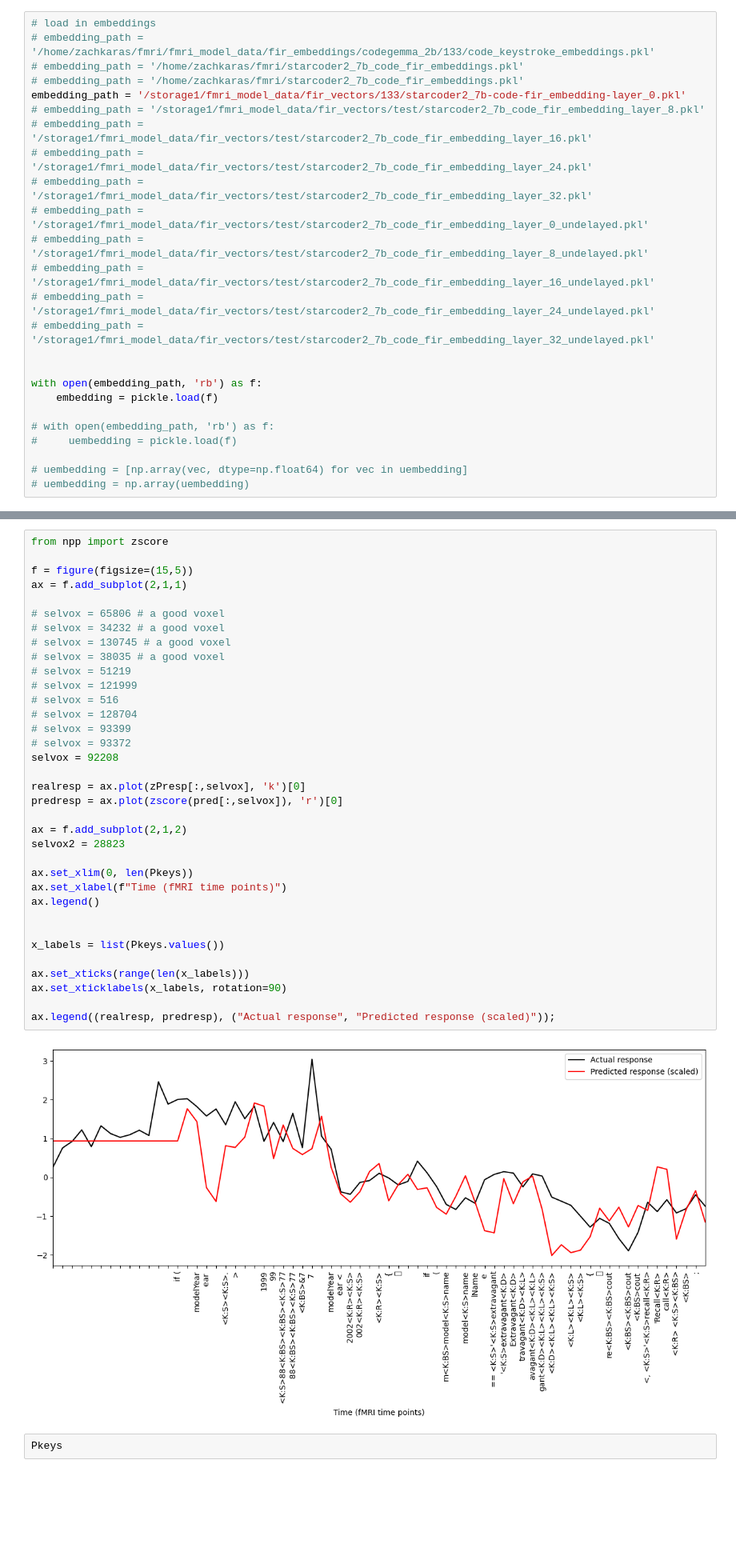
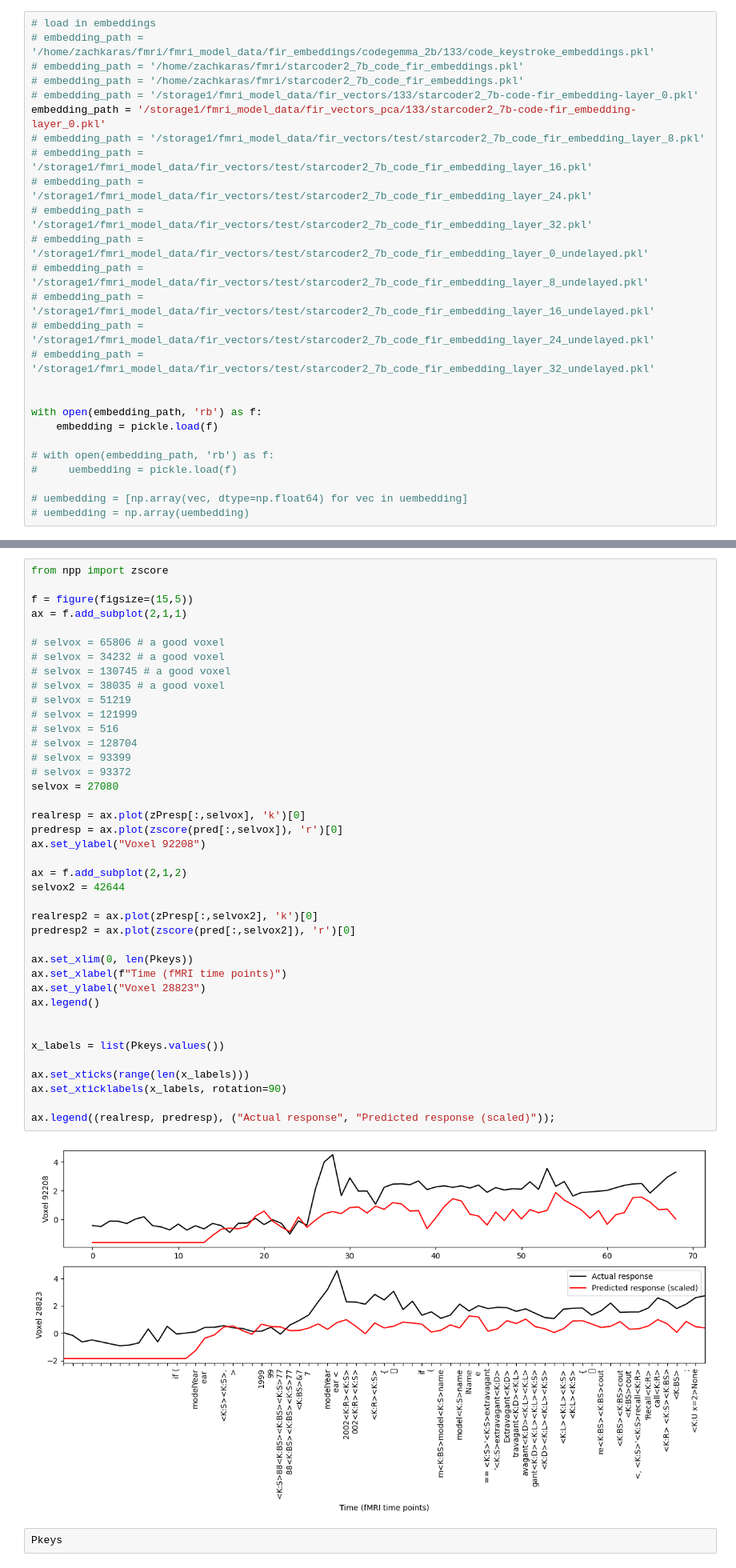
Before and after one commit to largehappygroup/fmri_model, a Jupyter notebook: analysis/fir/fir_test.ipynb, the cells around one changed output, grey strips where cells are left out. Shown at 80% size. Saved outputs shown, nothing was run; the diff lists cells and outputs as text; blank space fills up the shorter version.

Commit message:
reducing dimensionality of embeddings

```diff
--- a/analysis/fir/fir_test.ipynb
+++ b/analysis/fir/fir_test.ipynb
@@ -69,7 +69,8 @@ with open("midprocess/133/code_new_keystrokes.pkl", 'rb') as f:
 # embedding_path = '/home/zachkaras/fmri/fmri_model_data/fir_embeddings/codegemma_2b/133/code_keystroke_embeddings.pkl'
 # embedding_path = '/home/zachkaras/fmri/starcoder2_7b_code_fir_embeddings.pkl'
 # embedding_path = '/home/zachkaras/fmri/starcoder2_7b_code_fir_embeddings.pkl'
-embedding_path = '/storage1/fmri_model_data/fir_vectors/133/starcoder2_7b-code-fir_embedding-layer_0.pkl'
+# embedding_path = '/storage1/fmri_model_data/fir_vectors/133/starcoder2_7b-code-fir_embedding-layer_0.pkl'
+embedding_path = '/storage1/fmri_model_data/fir_vectors_pca/133/starcoder2_7b-code-fir_embedding-layer_0.pkl'
 # embedding_path = '/storage1/fmri_model_data/fir_vectors/test/starcoder2_7b_code_fir_embedding_layer_8.pkl'
 # embedding_path = '/storage1/fmri_model_data/fir_vectors/test/starcoder2_7b_code_fir_embedding_layer_16.pkl'
 # embedding_path = '/storage1/fmri_model_data/fir_vectors/test/starcoder2_7b_code_fir_embedding_layer_24.pkl'
@@ -175,36 +187,41 @@ f = figure(figsize=(15,5))
 ax = f.add_subplot(2,1,1)
 
 # selvox = 65806 # a good voxel
 # selvox = 34232 # a good voxel
 # selvox = 130745 # a good voxel
 # selvox = 38035 # a good voxel
 # selvox = 51219
 # selvox = 121999
 # selvox = 516
 # selvox = 128704
 # selvox = 93399
 # selvox = 93372
-selvox = 92208
+selvox = 27080
 
 realresp = ax.plot(zPresp[:,selvox], 'k')[0]
 predresp = ax.plot(zscore(pred[:,selvox]), 'r')[0]
+ax.set_ylabel("Voxel 92208")
 
 ax = f.add_subplot(2,1,2)
-selvox2 = 28823
+selvox2 = 42644
+
+realresp2 = ax.plot(zPresp[:,selvox2], 'k')[0]
+predresp2 = ax.plot(zscore(pred[:,selvox2]), 'r')[0]
 
 ax.set_xlim(0, len(Pkeys))
 ax.set_xlabel(f"Time (fMRI time points)")
+ax.set_ylabel("Voxel 28823")
 ax.legend()
 
 
 x_labels = list(Pkeys.values())
 
 ax.set_xticks(range(len(x_labels)))
 ax.set_xticklabels(x_labels, rotation=90)
 
 ax.legend((realresp, predresp), ("Actual response", "Predicted response (scaled)"));
 # %% [output]
-[figure, old version]
+[figure, new version]
 # %%
 Pkeys
 # %% [output]
```
Also changed, not shown: parts of 11 cells of this notebook, 4 other files.
